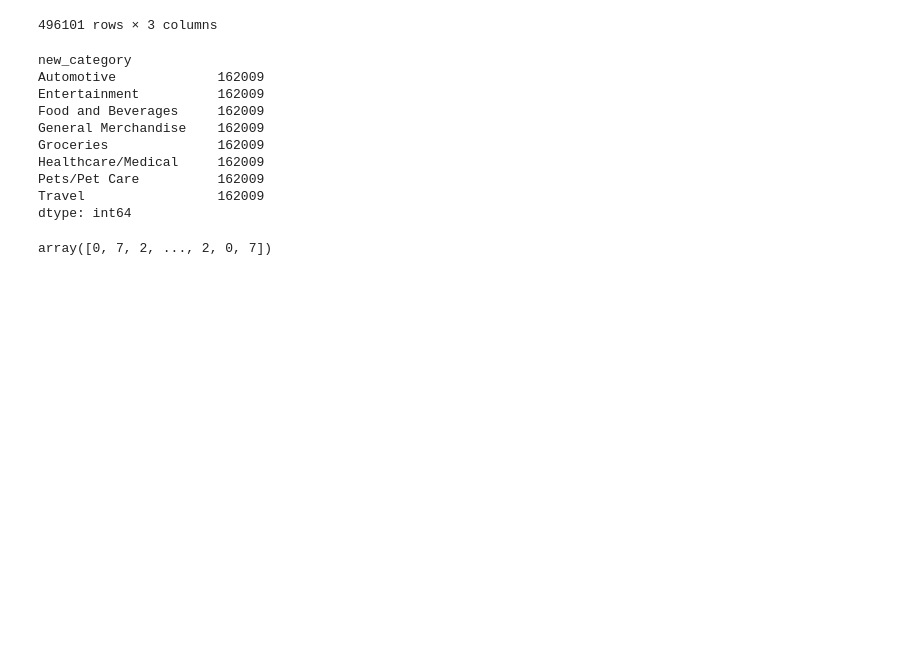
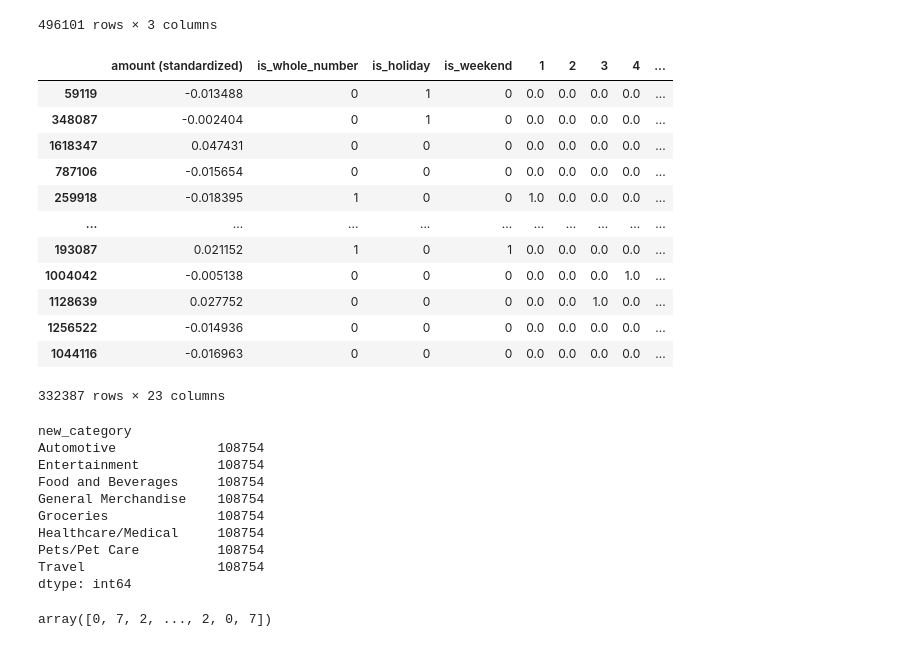
Before and after one commit to DSC180A/transaction_categorization, a Jupyter notebook: notebook/final-model.ipynb, the cells around one changed output. Drawn from its saved outputs; the diff is of its cells as text; code cells hidden in the pictures; blank space fills up the shorter version.

Commit message:
tried SMOTENC

```diff
--- a/notebook/final-model.ipynb
+++ b/notebook/final-model.ipynb
@@ -223,25 +223,40 @@ X.rename({0: "amount (standardized)"}, axis=1, inplace=True)
 # %%
 # train test split
 X_train, X_test, y_train, y_test = train_test_split(X, y, test_size=0.33, random_state=42)
+X_train
+# %% [output]
+|  | amount (standardized) | is_whole_number | is_holiday | is_weekend | 1 | 2 | 3 | 4 | ... |
+| 59119 | -0.013488 | 0 | 1 | 0 | 0.0 | 0.0 | 0.0 | 0.0 | ... |
+| 348087 | -0.002404 | 0 | 1 | 0 | 0.0 | 0.0 | 0.0 | 0.0 | ... |
+| 1618347 | 0.047431 | 0 | 0 | 0 | 0.0 | 0.0 | 0.0 | 0.0 | ... |
+| 787106 | -0.015654 | 0 | 0 | 0 | 0.0 | 0.0 | 0.0 | 0.0 | ... |
+| 259918 | -0.018395 | 1 | 0 | 0 | 1.0 | 0.0 | 0.0 | 0.0 | ... |
+| ... | ... | ... | ... | ... | ... | ... | ... | ... | ... |
+| 193087 | 0.021152 | 1 | 0 | 1 | 0.0 | 0.0 | 0.0 | 0.0 | ... |
+| 1004042 | -0.005138 | 0 | 0 | 0 | 0.0 | 0.0 | 0.0 | 1.0 | ... |
+| 1128639 | 0.027752 | 0 | 0 | 0 | 0.0 | 0.0 | 1.0 | 0.0 | ... |
+| 1256522 | -0.014936 | 0 | 0 | 0 | 0.0 | 0.0 | 0.0 | 0.0 | ... |
+| 1044116 | -0.016963 | 0 | 0 | 0 | 0.0 | 0.0 | 0.0 | 0.0 | ... |
+332387 rows × 23 columns
 # %%
 # Instantiate the SMOTE object
-smote = SMOTE(random_state=42)
+smotenc = SMOTENC(categorical_features=np.arange(1,23,1),random_state=42)
 
 # Resample the dataset using SMOTE
-X_train, y_train = smote.fit_resample(X_train, y_train)
+X_train, y_train = smotenc.fit_resample(X_train, y_train)
 
 # Check the new class distribution
-print(y_resampled.value_counts())
+print(y_train.value_counts())
 # %% [output]
 new_category
-Automotive             162009
-Entertainment          162009
-Food and Beverages     162009
-General Merchandise    162009
-Groceries              162009
-Healthcare/Medical     162009
-Pets/Pet Care          162009
-Travel                 162009
+Automotive             108754
+Entertainment          108754
+Food and Beverages     108754
+General Merchandise    108754
+Groceries              108754
+Healthcare/Medical     108754
+Pets/Pet Care          108754
+Travel                 108754
 dtype: int64
 # %%
 # train model
```
Also changed, not shown: parts of 7 cells of this notebook.
